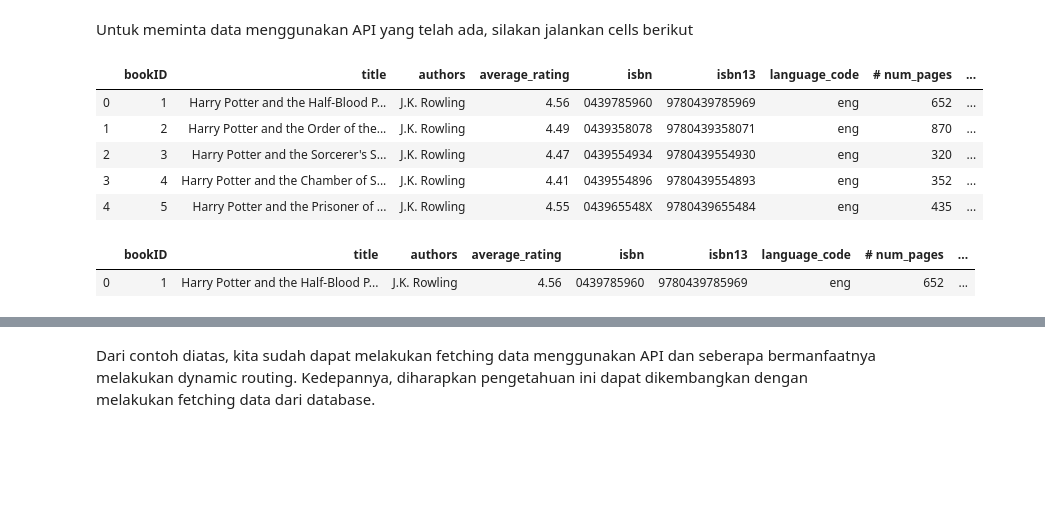
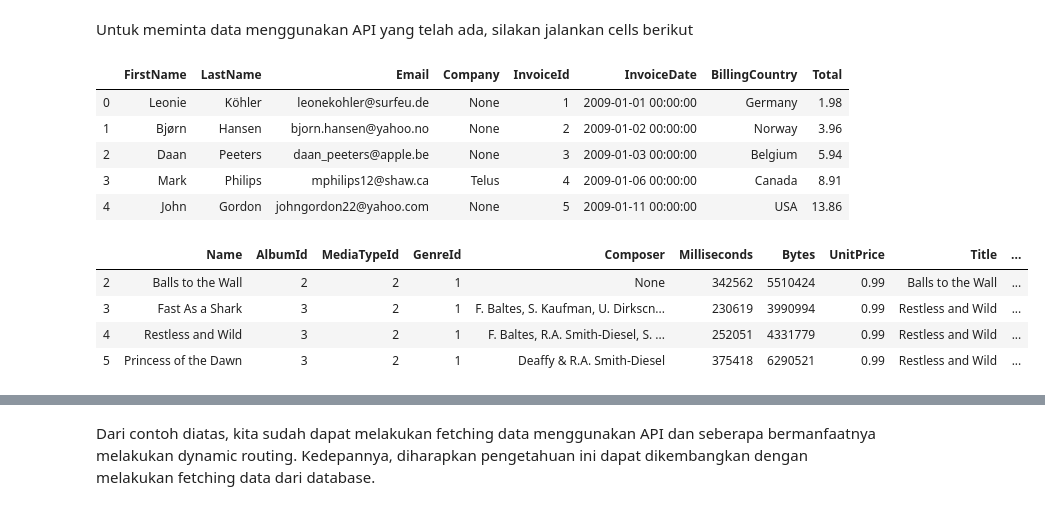
Before and after one commit to leonardyhh/Python_capstone_project, a Jupyter notebook: Capstone Guideline.ipynb, the cells around one changed output, grey strips where cells are left out. Saved outputs shown, nothing was run; the diff lists cells and outputs as text; code cells hidden in the pictures; blank space fills up the shorter version.

```diff
--- a/Capstone Guideline.ipynb
+++ b/Capstone Guideline.ipynb
@@ -228,24 +285,26 @@ Untuk meminta data menggunakan API yang telah ada, silakan jalankan cells beriku
 import requests
 import pandas as pd
 # %%
-url1 = 'http://localhost:5000/data/get/books_c.csv'
+url1 = 'http://localhost:5000/data/get/chinook.db'
 r = requests.get(url1)
 r_pd = pd.DataFrame(r.json())
+r_pd.head()
+# %% [output]
+|  | FirstName | LastName | Email | Company | InvoiceId | InvoiceDate | BillingCountry | Total |
+| 0 | Leonie | Köhler | leonekohler@surfeu.de | None | 1 | 2009-01-01 00:00:00 | Germany | 1.98 |
+| 1 | Bjørn | Hansen | bjorn.hansen@yahoo.no | None | 2 | 2009-01-02 00:00:00 | Norway | 3.96 |
+| 2 | Daan | Peeters | daan_peeters@apple.be | None | 3 | 2009-01-03 00:00:00 | Belgium | 5.94 |
+| 3 | Mark | Philips | mphilips12@shaw.ca | Telus | 4 | 2009-01-06 00:00:00 | Canada | 8.91 |
+| 4 | John | Gordon | johngordon22@yahoo.com | None | 5 | 2009-01-11 00:00:00 | USA | 13.86 |
-# %%
-r_pd.head()
-# %% [output]
-|  | bookID | title | authors | average_rating | isbn | isbn13 | language_code | # num_pages | ... |
-| 0 | 1 | Harry Potter and the Half-Blood P... | J.K. Rowling | 4.56 | 0439785960 | 9780439785969 | eng | 652 | ... |
-| 1 | 2 | Harry Potter and the Order of the... | J.K. Rowling | 4.49 | 0439358078 | 9780439358071 | eng | 870 | ... |
-| 2 | 3 | Harry Potter and the Sorcerer's S... | J.K. Rowling | 4.47 | 0439554934 | 9780439554930 | eng | 320 | ... |
-| 3 | 4 | Harry Potter and the Chamber of S... | J.K. Rowling | 4.41 | 0439554896 | 9780439554893 | eng | 352 | ... |
-| 4 | 5 | Harry Potter and the Prisoner of ... | J.K. Rowling | 4.55 | 043965548X | 9780439655484 | eng | 435 | ... |
 # %%
-url2 = 'http://localhost:5000/data/get/equal/books_c.csv/isbn/0439785960'
+url2 = 'http://localhost:5000/data/get/artist/chinook.db/Accept'
 r = requests.get(url2)
 r_pd = pd.DataFrame(r.json())
-r_pd.head()
+r_pd
 # %% [output]
-|  | bookID | title | authors | average_rating | isbn | isbn13 | language_code | # num_pages | ... |
-| 0 | 1 | Harry Potter and the Half-Blood P... | J.K. Rowling | 4.56 | 0439785960 | 9780439785969 | eng | 652 | ... |
+|  | Name | AlbumId | MediaTypeId | GenreId | Composer | Milliseconds | Bytes | UnitPrice | Title | ... |
+| 2 | Balls to the Wall | 2 | 2 | 1 | None | 342562 | 5510424 | 0.99 | Balls to the Wall | ... |
+| 3 | Fast As a Shark | 3 | 2 | 1 | F. Baltes, S. Kaufman, U. Dirkscn... | 230619 | 3990994 | 0.99 | Restless and Wild | ... |
+| 4 | Restless and Wild | 3 | 2 | 1 | F. Baltes, R.A. Smith-Diesel, S. ... | 252051 | 4331779 | 0.99 | Restless and Wild | ... |
+| 5 | Princess of the Dawn | 3 | 2 | 1 | Deaffy & R.A. Smith-Diesel | 375418 | 6290521 | 0.99 | Restless and Wild | ... |
 # %%
```
Also changed, not shown: parts of 8 cells of this notebook, 2 other files.
